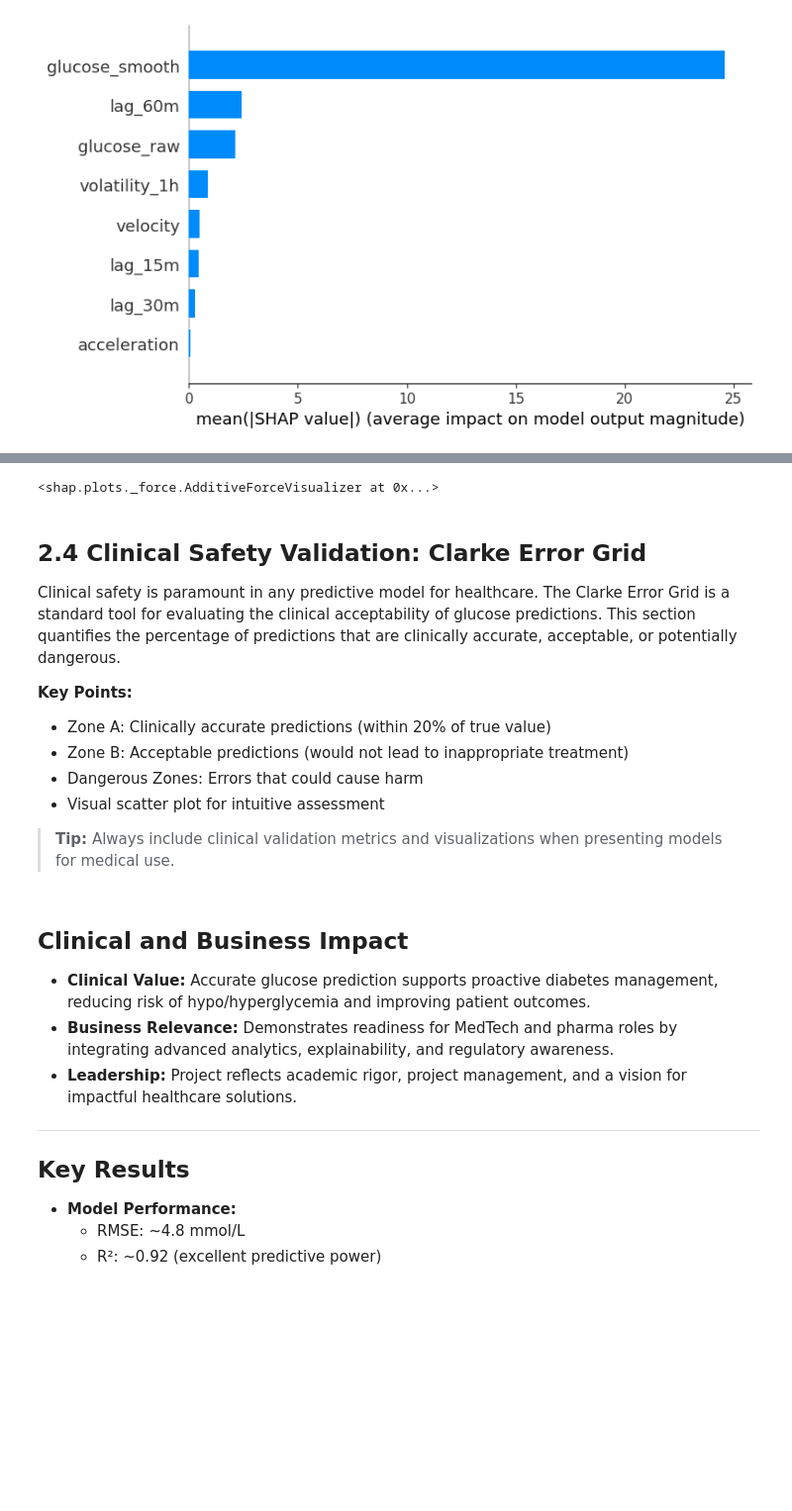
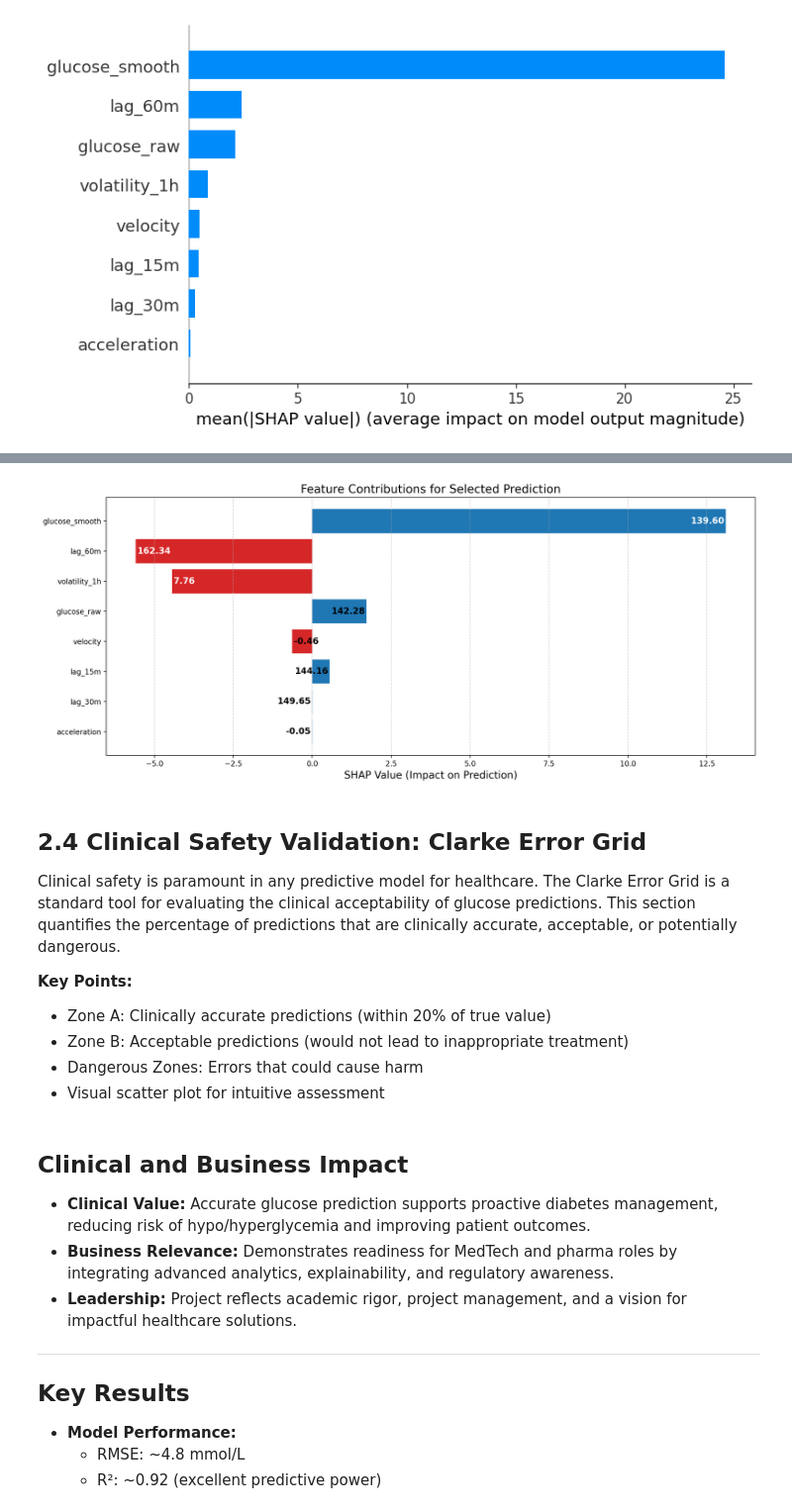
Before and after one commit to sabenbot/data-science-portfolio, a Jupyter notebook: GuardianCGM/02_Model_Training_and_Clinical_Evaluation.ipynb, the cells around one changed output, grey strips where cells are left out. Shown at 99% size. Saved outputs shown, nothing was run; the diff lists cells and outputs as text; code cells hidden in the pictures; blank space fills up the shorter version.

Commit message:
Update SHAP feature contribution plot for improved readability and value annotations

```diff
--- a/GuardianCGM/02_Model_Training_and_Clinical_Evaluation.ipynb
+++ b/GuardianCGM/02_Model_Training_and_Clinical_Evaluation.ipynb
@@ -184,9 +167,12 @@ shap.summary_plot(shap_values, X_sample, plot_type="bar")
 # %% [output]
 [figure]
 # %%
-# SHAP Force Plot for Individual Prediction
+# SHAP Feature Contributions for Individual Prediction (Horizontal Bar Plot with Value Annotations Inside Bars)
 import shap
-shap.initjs()
+import matplotlib.pyplot as plt
+import numpy as np
+import pandas as pd
+from IPython.display import Image, display
 
 # Select a single test sample
 sample_idx = 0
@@ -194,8 +180,36 @@ sample = X_test.iloc[[sample_idx]]
 
 # Compute SHAP values for the sample
 explainer = shap.TreeExplainer(rf)
-shap_values_single = explainer.shap_values(sample)
+shap_values_single = explainer.shap_values(sample)[0]  # 1D array for the sample
 
-# Display force plot for the first prediction
-shap.force_plot(explainer.expected_value, shap_values_single[0], sample)
+# Prepare data for plotting
+feature_names = sample.columns
+feature_values = sample.values[0]
+shap_df = pd.DataFrame({'Feature': feature_names, 'SHAP Value': shap_values_single, 'Feature Value': feature_values})
+shap_df['abs_val'] = np.abs(shap_df['SHAP Value'])
+shap_df = shap_df.sort_values('abs_val', ascending=True)  # Smallest at top, largest at bottom
+
+# Combine feature name and value for y-axis label, rounded for clarity
+shap_df['FeatureLabel'] = shap_df['Feature']
+
+# Plot horizontal bar chart
+plt.figure(figsize=(14, max(6, 0.5*len(shap_df))))
+bars = plt.barh(shap_df['FeatureLabel'], shap_df['SHAP Value'], color=np.where(shap_df['SHAP Value'] > 0, '#1f77b4', '#d62728'))
+plt.xlabel('SHAP Value (Impact on Prediction)', fontsize=14)
+plt.title('Feature Contributions for Selected Prediction', fontsize=16)
+plt.grid(axis='x', linestyle='--', alpha=0.6)
+
+# Annotate feature values inside the bars
+for bar, value in zip(bars, shap_df['Feature Value']):
+    width = bar.get_width()
+    xpos = width - 0.05 * np.sign(width) if width != 0 else 0
+    ha = 'right' if width > 0 else 'left'
+    color = 'white' if abs(width) > 0.2 * max(abs(shap_df['SHAP Value'])) else 'black'
+    plt.text(xpos, bar.get_y() + bar.get_height()/2, f'{value:.2f}', va='center', ha=ha, fontsize=12, color=color, fontweight='bold')
+
+plt.tight_layout()
+plt.savefig("shap_feature_contributions_sample.png", bbox_inches='tight', dpi=200)
+plt.close()
+
+display(Image(filename="shap_feature_contributions_sample.png"))
 # %% [output]
@@ -203,4 +216,4 @@ shap.force_plot(explainer.expected_value, shap_values_single[0], sample)
-<shap.plots._force.AdditiveForceVisualizer at 0x...>
+[figure, added]
 # %% [markdown]
 ## 2.4 Clinical Safety Validation: Clarke Error Grid
 
@@ -211,8 +224,6 @@ Clinical safety is paramount in any predictive model for healthcare. The Clarke
 - Zone B: Acceptable predictions (would not lead to inappropriate treatment)
 - Dangerous Zones: Errors that could cause harm
 - Visual scatter plot for intuitive assessment
-
-> **Tip:** Always include clinical validation metrics and visualizations when presenting models for medical use.
 # %% [markdown]
 ## Clinical and Business Impact
 
```
Also changed, not shown: parts of 9 cells of this notebook, 1 other file.
